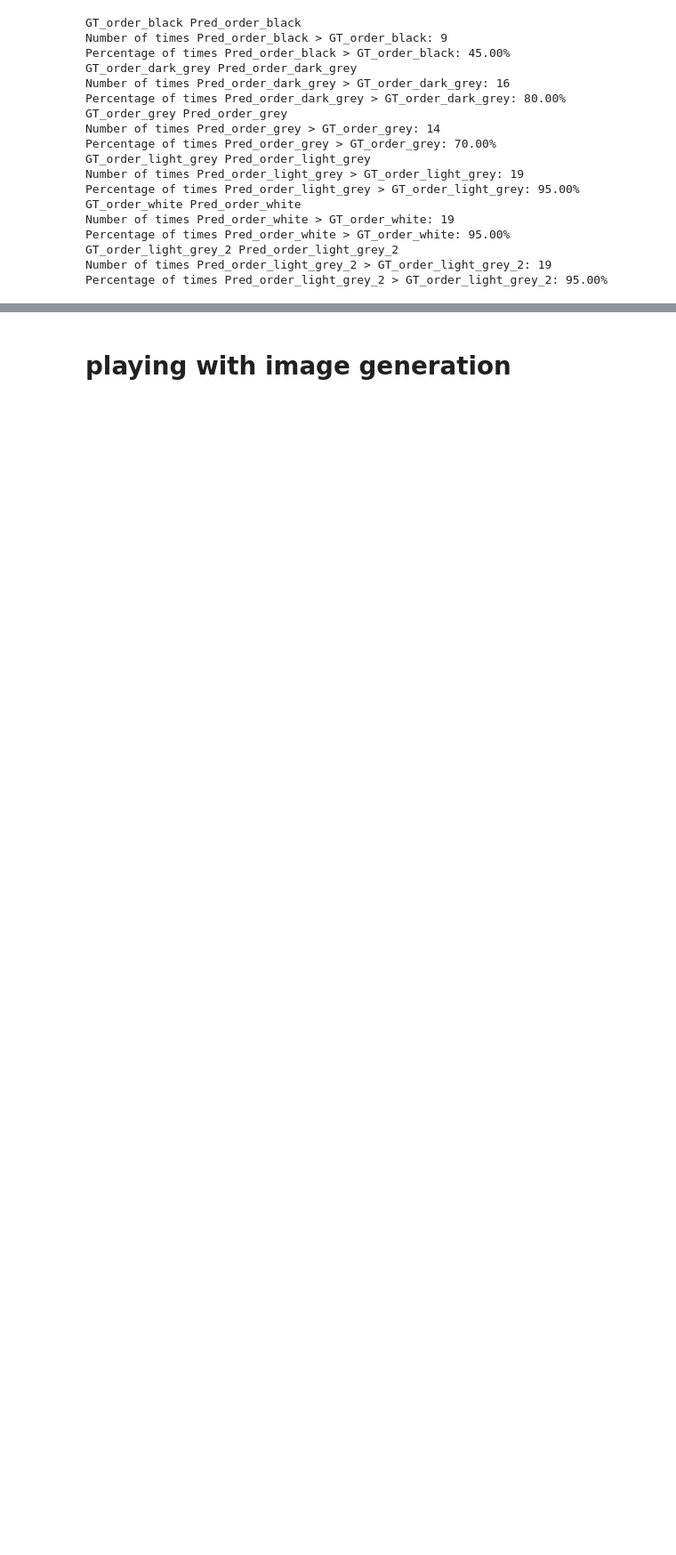
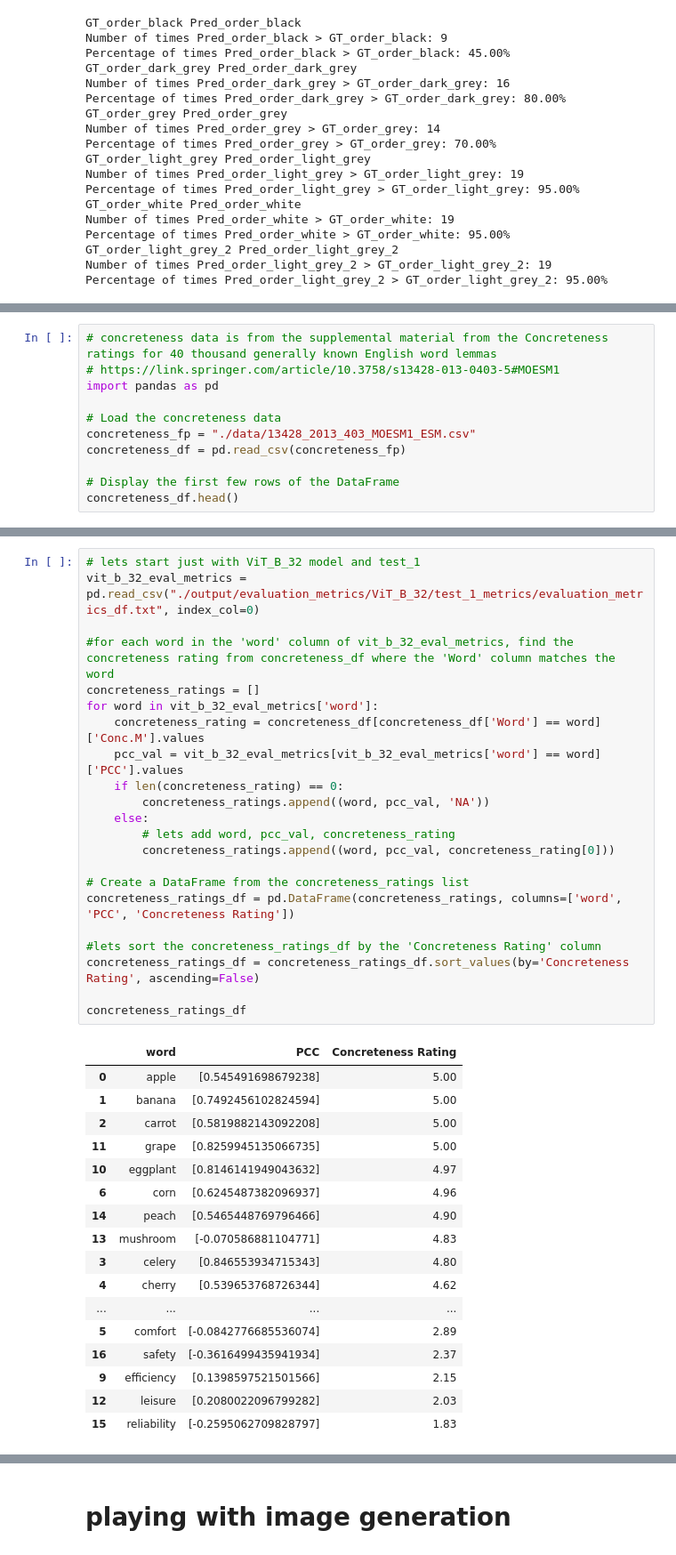
Before and after one commit to ryan-moreno/BMI_771_project, a Jupyter notebook: visual_exploration.ipynb, the cells around one changed output, grey strips where cells are left out. Shown at 89% size. Saved outputs shown, nothing was run; the diff lists cells and outputs as text; blank space fills up the shorter version.

```diff
--- a/visual_exploration.ipynb
+++ b/visual_exploration.ipynb
@@ -906,0 +1359,11 @@ Percentage of times Pred_order_light_grey_2 > GT_order_light_grey_2: 95.00%
+# %%
+# concreteness data is from the supplemental material from the Concreteness ratings for 40 thousand generally known English word lemmas
+# https://link.springer.com/article/10.3758/s13428-013-0403-5#MOESM1
+import pandas as pd
+
+# Load the concreteness data
+concreteness_fp = "./data/13428_2013_403_MOESM1_ESM.csv"
+concreteness_df = pd.read_csv(concreteness_fp)
+
+# Display the first few rows of the DataFrame
+concreteness_df.head()
@@ -906,0 +1377,40 @@ Percentage of times Pred_order_light_grey_2 > GT_order_light_grey_2: 95.00%
+# %%
+# lets start just with ViT_B_32 model and test_1
+vit_b_32_eval_metrics = pd.read_csv("./output/evaluation_metrics/ViT_B_32/test_1_metrics/evaluation_metrics_df.txt", index_col=0)
+
+#for each word in the 'word' column of vit_b_32_eval_metrics, find the concreteness rating from concreteness_df where the 'Word' column matches the word
+concreteness_ratings = []
+for word in vit_b_32_eval_metrics['word']:
+    concreteness_rating = concreteness_df[concreteness_df['Word'] == word]['Conc.M'].values
+    pcc_val = vit_b_32_eval_metrics[vit_b_32_eval_metrics['word'] == word]['PCC'].values
+    if len(concreteness_rating) == 0:
+        concreteness_ratings.append((word, pcc_val, 'NA'))
+    else:
+        # lets add word, pcc_val, concreteness_rating
+        concreteness_ratings.append((word, pcc_val, concreteness_rating[0]))
+
+# Create a DataFrame from the concreteness_ratings list
+concreteness_ratings_df = pd.DataFrame(concreteness_ratings, columns=['word', 'PCC', 'Concreteness Rating'])
+
+#lets sort the concreteness_ratings_df by the 'Concreteness Rating' column
+concreteness_ratings_df = concreteness_ratings_df.sort_values(by='Concreteness Rating', ascending=False)
+
+concreteness_ratings_df
+# %% [output]
+|  | word | PCC | Concreteness Rating |
+| 0 | apple | [0.545491698679238] | 5.00 |
+| 1 | banana | [0.7492456102824594] | 5.00 |
+| 2 | carrot | [0.5819882143092208] | 5.00 |
+| 11 | grape | [0.8259945135066735] | 5.00 |
+| 10 | eggplant | [0.8146141949043632] | 4.97 |
+| 6 | corn | [0.6245487382096937] | 4.96 |
+| 14 | peach | [0.5465448769796466] | 4.90 |
+| 13 | mushroom | [-0.070586881104771] | 4.83 |
+| 3 | celery | [0.846553934715343] | 4.80 |
+| 4 | cherry | [0.539653768726344] | 4.62 |
+| ... | ... | ... | ... |
+| 5 | comfort | [-0.0842776685536074] | 2.89 |
+| 16 | safety | [-0.3616499435941934] | 2.37 |
+| 9 | efficiency | [0.1398597521501566] | 2.15 |
+| 12 | leisure | [0.2080022096799282] | 2.03 |
+| 15 | reliability | [-0.2595062709828797] | 1.83 |
```
Also changed, not shown: parts of 13 cells of this notebook, 2 other files.
